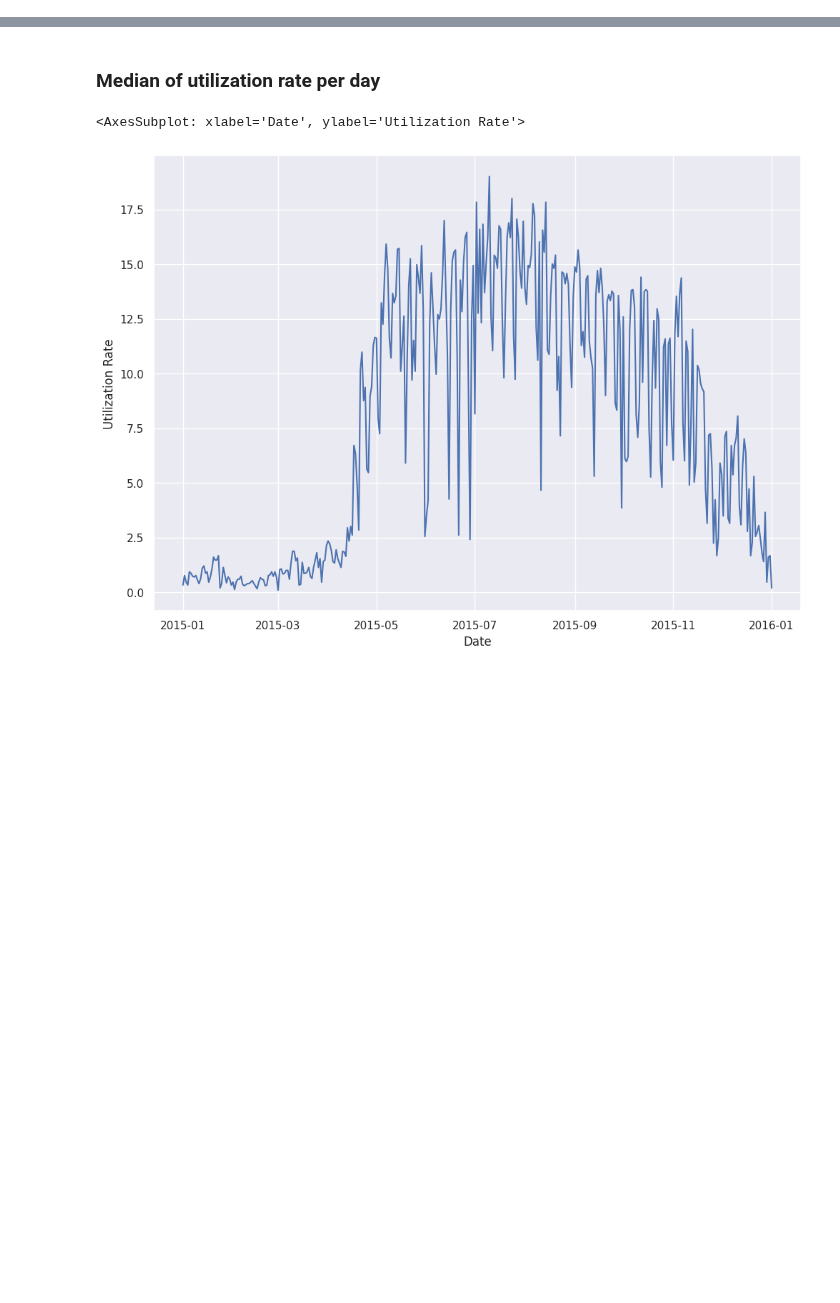
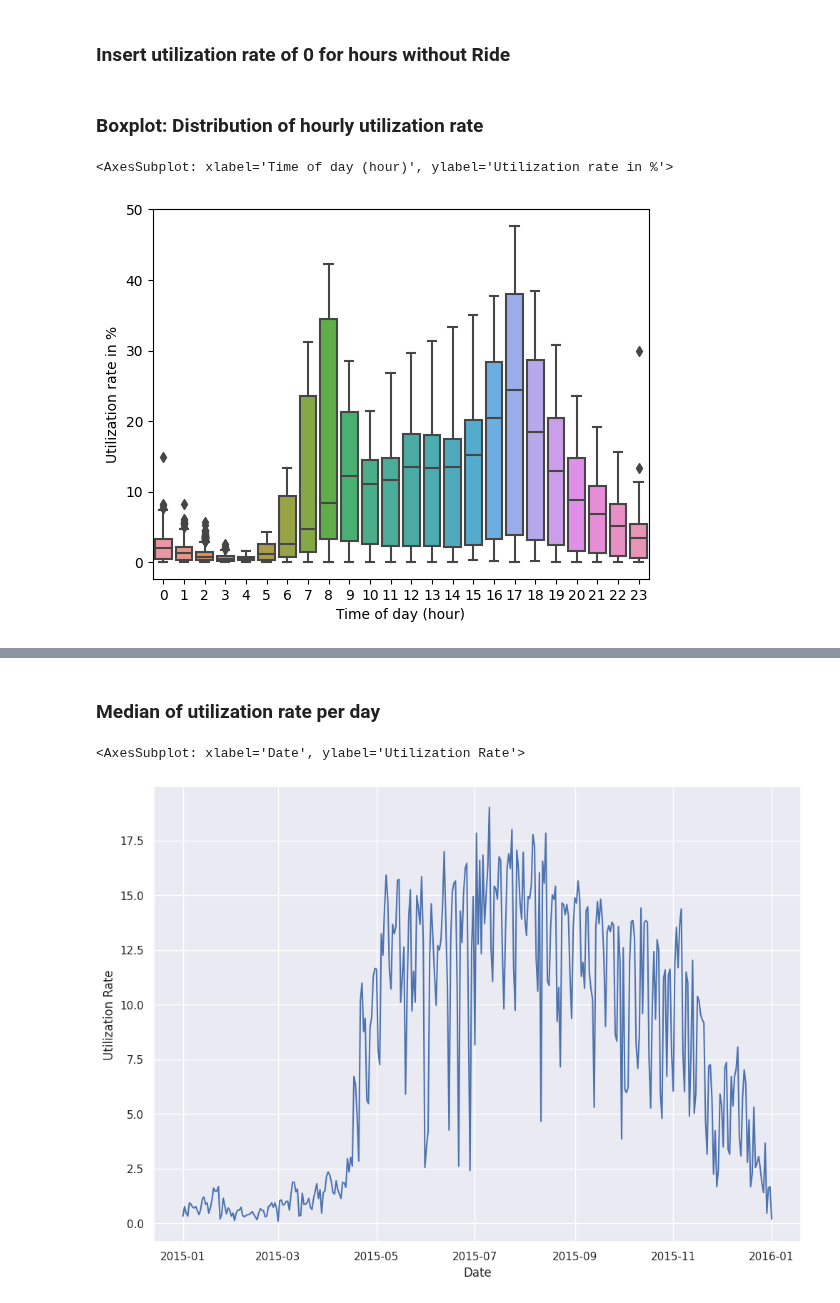
Before and after one commit to RavenRudi/AA_Group16, a Jupyter notebook: kpi_calculation.ipynb, the cells around one changed output, grey strips where cells are left out. Drawn from its saved outputs; the diff is of its cells as text; code cells hidden in the pictures; blank space fills up the shorter version.

```diff
--- a/kpi_calculation.ipynb
+++ b/kpi_calculation.ipynb
@@ -22,25 +22,0 @@ To be able to calculate the Utilization Rate hourly, we separate the trips. Each
-# %%
-
-df_splitted_trips = df_boston.copy()
-
-df_splitted_trips_overlapping_trips = df_splitted_trips.copy()
-while not df_splitted_trips_overlapping_trips.empty:
-
-    mask = (df_splitted_trips['start_time'].dt.hour != df_splitted_trips['end_time'].dt.hour)
-    df_splitted_trips.loc[mask, 'times_tmp'] = df_splitted_trips[mask].start_time.apply(lambda x: [x.floor('H')+timedelta(hours=1)-timedelta(seconds=1), x.floor('H')+timedelta(hours=1)])
-    df_splitted_trips=df_splitted_trips.explode('times_tmp', ignore_index=True)
-    df_splitted_trips['times_tmp'] =  pd.to_datetime(df_splitted_trips['times_tmp'], format='%Y-%m-%d %H:%M:%S')
-    df_splitted_trips['end_time'] = df_splitted_trips.apply(lambda x: x.times_tmp if x.times_tmp.minute == 59 else x.end_time, axis=1)
-    df_splitted_trips['start_time'] = df_splitted_trips.apply(lambda x: x.times_tmp if x.times_tmp.minute == 0 else x.start_time, axis=1)
-    df_splitted_trips['times_tmp'] = np.nan
-    mask_new = (df_splitted_trips['start_time'].dt.hour != df_splitted_trips['end_time'].dt.hour)
-    df_splitted_trips_overlapping_trips = df_splitted_trips[mask_new]
-
-df_splitted_trips.to_csv('./data/prepared/rides_data_split_into_hours.csv')
-# %%
-# Create separate rows for every new end- and start-time
-df_splitted_trips=df_splitted_trips.explode('times_tmp')
-# If 'times_tmp' is an end_time (minute = 59), replace 'end_time'
-df_splitted_trips['end_time'] = df_splitted_trips.apply(lambda x: x.times_tmp if x.times_tmp.minute == 59 else x.end_time, axis=1)
-# If 'times_tmp' is a start_time (minute = 0), replace 'start_time'
-df_splitted_trips['start_time'] = df_splitted_trips.apply(lambda x: x.times_tmp if x.times_tmp.minute == 0 else x.start_time, axis=1)
@@ -66,0 +25,22 @@ AttributeError: module 'numpy' has no attribute '_no_nep50_warning'
+# %%
+import seaborn as sns
+import datetime as datetime
+amountOfBikes = len(df_splitted_trips['bike_id'].unique())
+days = ['Monday', 'Tuesday', 'Wednesday', 'Thursday', 'Friday', 'Saturday', 'Sunday']
+hours = range(24)
+df_utilization_rate_per_hour = df_splitted_trips.copy()
+
+df_utilization_rate_per_hour['Weekday'] = df_utilization_rate_per_hour['start_time'].dt.day_name()
+df_utilization_rate_per_hour = df_utilization_rate_per_hour.groupby(['Date', 'Weekday', 'Time of day (hour)']).nunique()
+df_utilization_rate_per_hour['Utilization rate in %'] = df_utilization_rate_per_hour['bike_id']/amountOfBikes*100
+df_utilization_rate_per_hour = df_utilization_rate_per_hour.reset_index(level=1)
+# %% [markdown]
+### Insert utilization rate of 0 for hours without Ride
+# %% [markdown]
+### Boxplot: Distribution of hourly utilization rate
+# %%
+df_utilization_rate_per_hour_reset_index = df_utilization_rate_per_hour.reset_index(level=2)
+sns.boxplot(data=df_utilization_rate_per_hour_reset_index, x='Time of day (hour)', y='Utilization rate in %')
+# %% [output]
+<AxesSubplot: xlabel='Time of day (hour)', ylabel='Utilization rate in %'>
+[figure, added]
```
Also changed, not shown: parts of 16 cells of this notebook, 1 other file.
